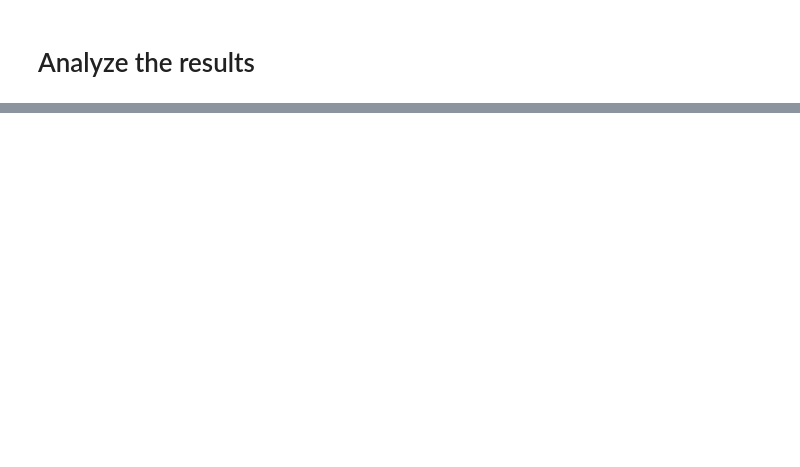
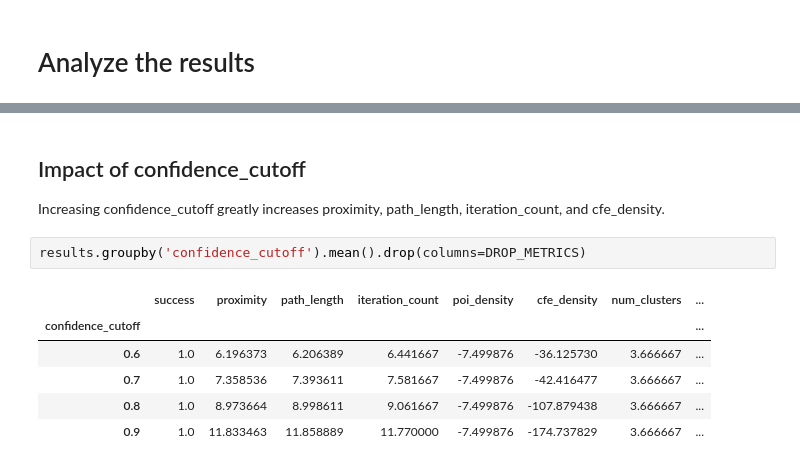
Before and after one commit to jakeval/MRMC, a Jupyter notebook: experiment_analysis/mrmc/mrmc_hyperparam.ipynb, the cells around one changed output, grey strips where cells are left out. Saved outputs shown, nothing was run; the diff lists cells and outputs as text; blank space fills up the shorter version.

```diff
--- a/experiment_analysis/mrmc/mrmc_hyperparam.ipynb
+++ b/experiment_analysis/mrmc/mrmc_hyperparam.ipynb
@@ -441,0 +222,13 @@ KDE.score_samples(ADAPTER.transform(unique_pois)).mean()
+# %% [markdown]
+## Impact of confidence_cutoff
+
+Increasing confidence_cutoff greatly increases proximity, path_length, iteration_count, and cfe_density.
+# %%
+results.groupby('confidence_cutoff').mean().drop(columns=DROP_METRICS)
+# %% [output]
+|  | success | proximity | path_length | iteration_count | poi_density | cfe_density | num_clusters | ... |
+| confidence_cutoff |  |  |  |  |  |  |  | ... |
+| 0.6 | 1.0 | 6.196373 | 6.206389 | 6.441667 | -7.499876 | -36.125730 | 3.666667 | ... |
+| 0.7 | 1.0 | 7.358536 | 7.393611 | 7.581667 | -7.499876 | -42.416477 | 3.666667 | ... |
+| 0.8 | 1.0 | 8.973664 | 8.998611 | 9.061667 | -7.499876 | -107.879438 | 3.666667 | ... |
+| 0.9 | 1.0 | 11.833463 | 11.858889 | 11.770000 | -7.499876 | -174.737829 | 3.666667 | ... |
```
Also changed, not shown: parts of 48 cells of this notebook.
